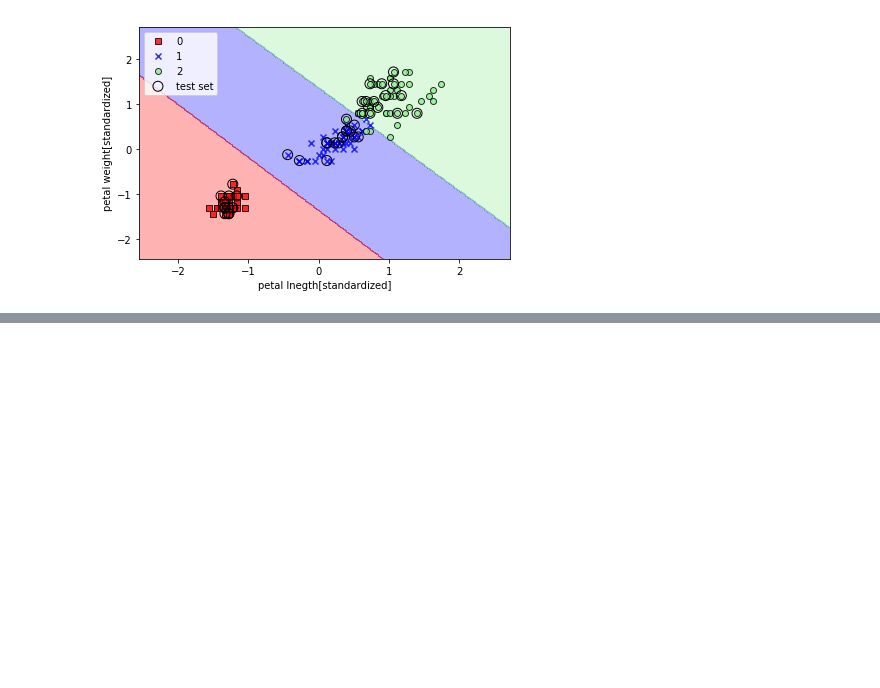
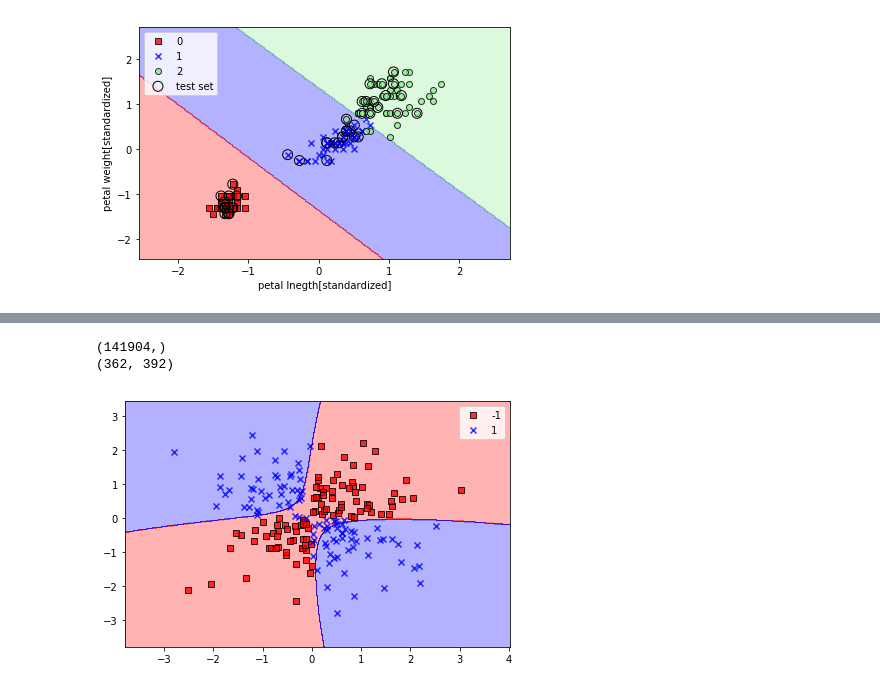
Before and after one commit to Akiyoshi999/Python-Machine-Learning-2nd-Edition, a Jupyter notebook: 3章 分類問題-機械学習ライブラリscikit-learnの活用.ipynb, the cells around one changed output, grey strips where cells are left out. Cells and saved outputs as stored; diff of their text form; code cells hidden in the pictures; blank space fills up the shorter version.

```diff
--- a/3章 分類問題-機械学習ライブラリscikit-learnの活用.ipynb
+++ b/3章 分類問題-機械学習ライブラリscikit-learnの活用.ipynb
@@ -324,0 +368,11 @@ plt.show()
+# %%
+svm = SVC(kernel='rbf',random_state=1,gamma=0.10,C=10.0)
+svm.fit(X_xor,y_xor)
+plot_decision_regions(X_xor,y_xor,classifiter=svm )
+plt.legend(loc='best')
+plt.tight_layout()
+plt.show()
+# %% [output]
+(141904,)
+(362, 392)
+[figure, added]
```
Also changed, not shown: parts of 13 cells of this notebook, 1 other file.
